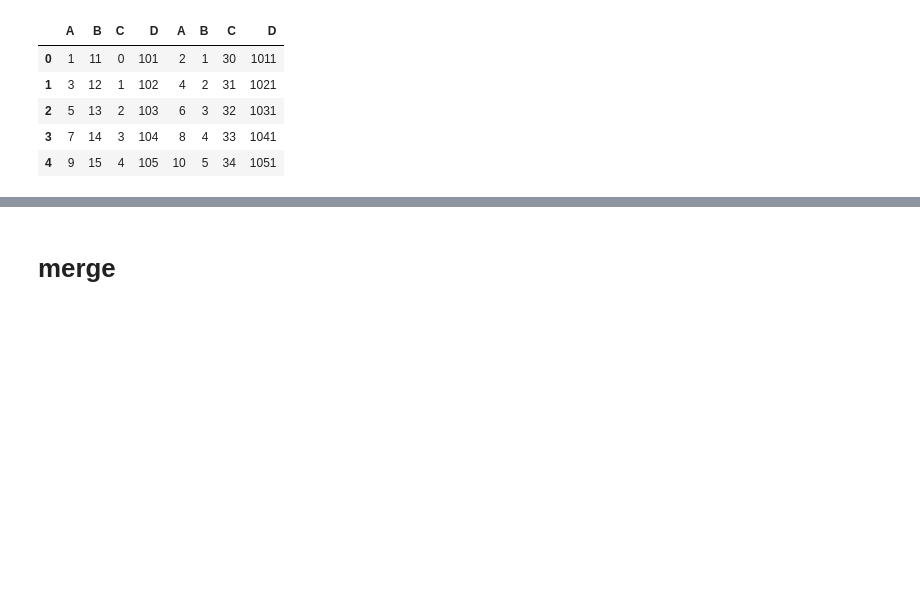
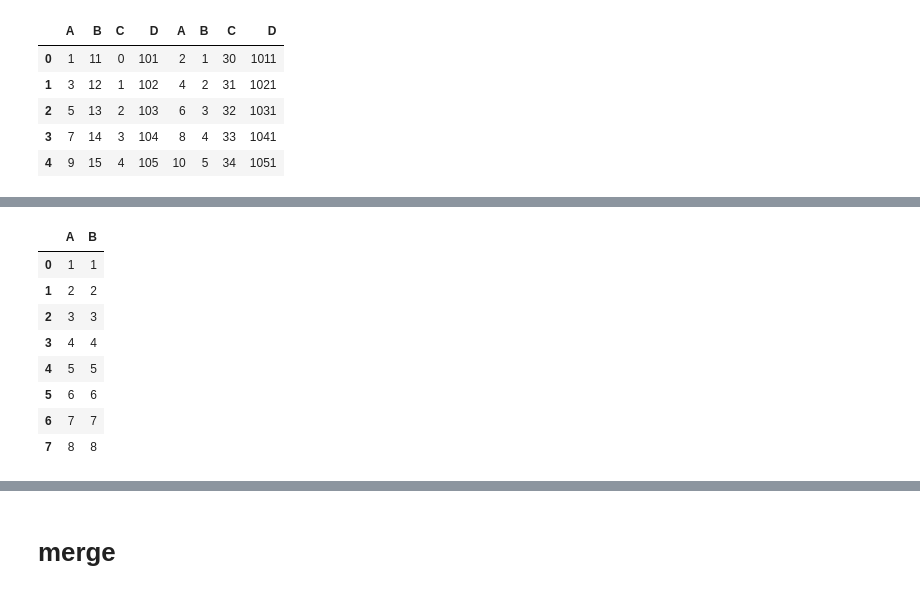
Before and after one commit to psuny1116/python-, a Jupyter notebook: concat, merge, join, os.listdir.ipynb, the cells around one changed output, grey strips where cells are left out. Saved outputs shown, nothing was run; the diff lists cells and outputs as text; code cells hidden in the pictures; blank space fills up the shorter version.

```diff
--- a/concat, merge, join.ipynb
+++ b/concat, merge, join, os.listdir.ipynb
@@ -87,3 +87,6 @@ pd.concat([df1, df2], axis = 1)
 | 2 | 5 | 13 | 2 | 103 | 6 | 3 | 32 | 1031 |
 | 3 | 7 | 14 | 3 | 104 | 8 | 4 | 33 | 1041 |
 | 4 | 9 | 15 | 4 | 105 | 10 | 5 | 34 | 1051 |
+# %%
+df1 = pd.DataFrame({'A': [1, 2, 3, 4], 'B': [1, 2, 3, 4]})
+df1
@@ -89,0 +99,3 @@ pd.concat([df1, df2], axis = 1)
+# %%
+df2 = pd.DataFrame({'A': [5, 6, 7, 8], 'B': [5, 6, 7, 8]})
+df2
@@ -89,0 +108,12 @@ pd.concat([df1, df2], axis = 1)
+# %%
+pd.concat([df1, df2], axis = 0, ignore_index = True)     # 아래로 병합(행 단위로 병합)
+# %% [output]
+|  | A | B |
+| 0 | 1 | 1 |
+| 1 | 2 | 2 |
+| 2 | 3 | 3 |
+| 3 | 4 | 4 |
+| 4 | 5 | 5 |
+| 5 | 6 | 6 |
+| 6 | 7 | 7 |
+| 7 | 8 | 8 |
```
Also changed, not shown: parts of 16 cells of this notebook.
